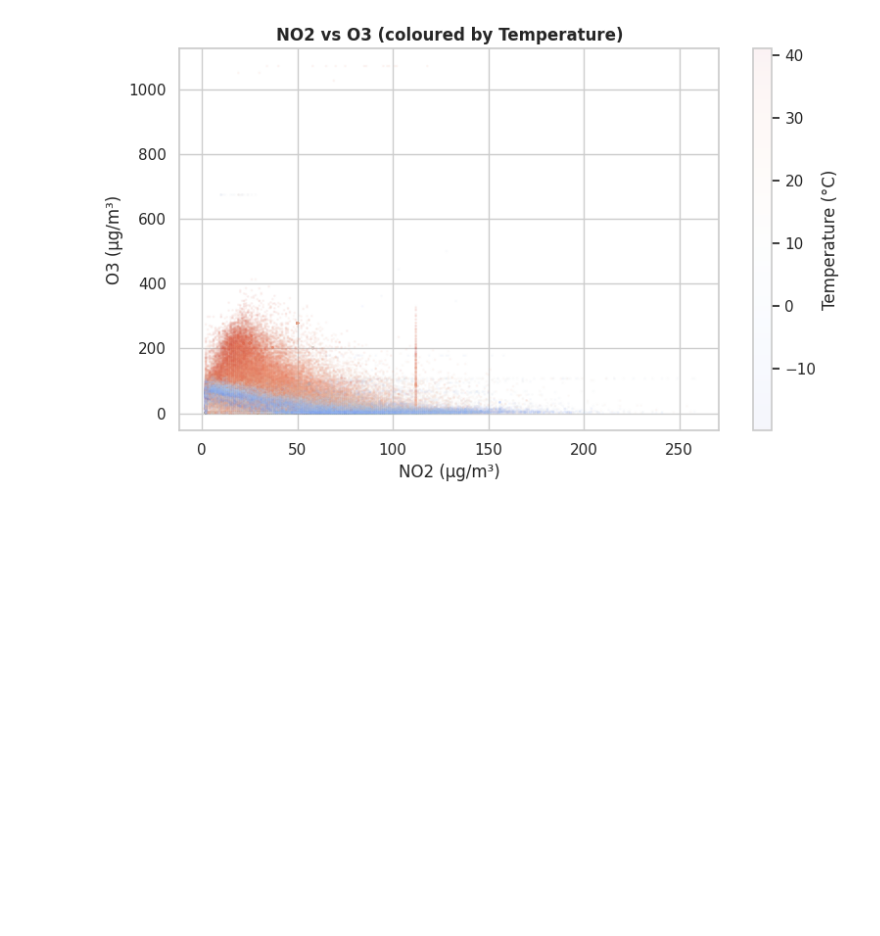
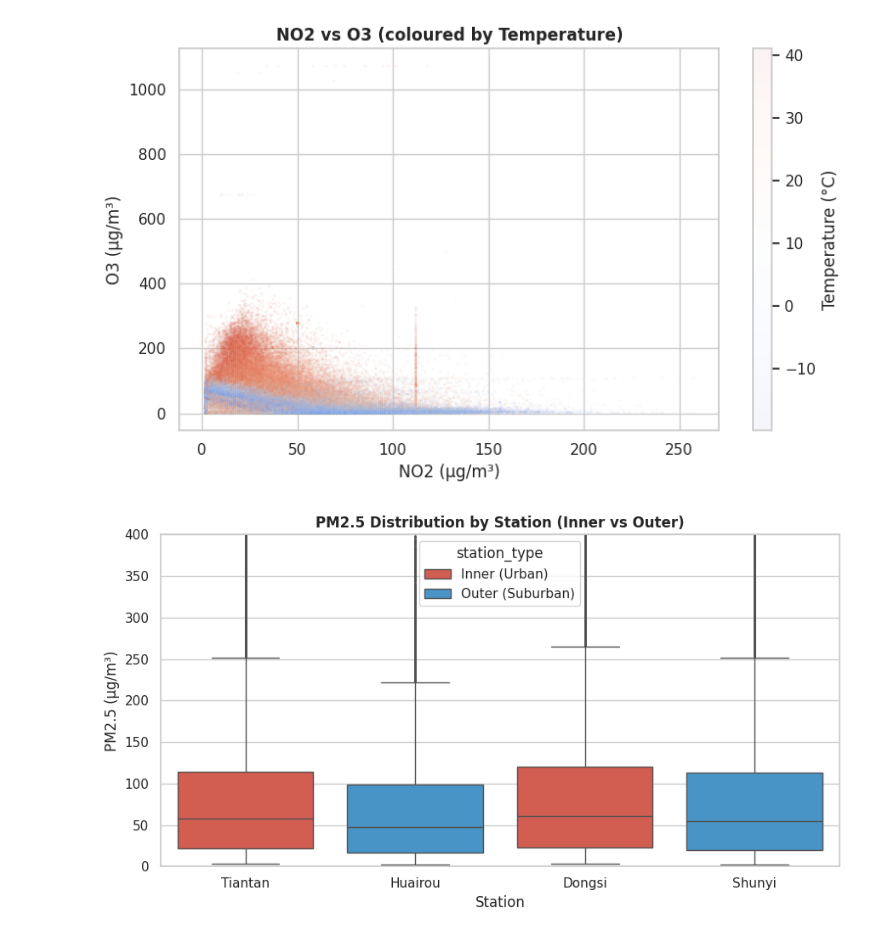
Before and after one commit to AJasa1983/Assessment_Repo, a Jupyter notebook: programmng_for_Data_Analysis_st20350980.ipynb, the cells around one changed output. Drawn from its saved outputs; the diff is of its cells as text; code cells hidden in the pictures; blank space fills up the shorter version.

```diff
--- a/programmng_for_Data_Analysis_st20350980.ipynb
+++ b/programmng_for_Data_Analysis_st20350980.ipynb
@@ -676,3 +676,24 @@ plt.savefig('plot_04_NO2_vs_O3.png', bbox_inches='tight')
 plt.show()
 # %% [output]
 [figure]
+# %%
+# BIVARIATE — PM2.5 BY STATION TYPE (BOX PLOT) ───────────────────
+# A box plot compares the distribution of PM2.5 between inner (urban)
+# and outer (suburban) stations. The box shows the interquartile range (IQR),
+# the line inside the box is the median, and points beyond the whiskers are outliers.
+
+fig, ax = plt.subplots(figsize=(9, 5))
+sns.boxplot(
+    data=df, x='station', y='PM2.5', hue='station_type',
+    palette={'Inner (Urban)': '#E74C3C', 'Outer (Suburban)': '#3498DB'},
+    fliersize=1, ax=ax
+)
+ax.set_title('PM2.5 Distribution by Station (Inner vs Outer)', fontweight='bold')
+ax.set_xlabel('Station')
+ax.set_ylabel('PM2.5 (µg/m³)')
+ax.set_ylim(0, 400)   # cap y-axis to avoid extreme outliers compressing the box
+plt.tight_layout()
+plt.savefig('plot_05_pm25_by_station.png', bbox_inches='tight')
+plt.show()
+# %% [output]
+[figure, added]
```
Also changed, not shown: parts of 7 cells of this notebook.
